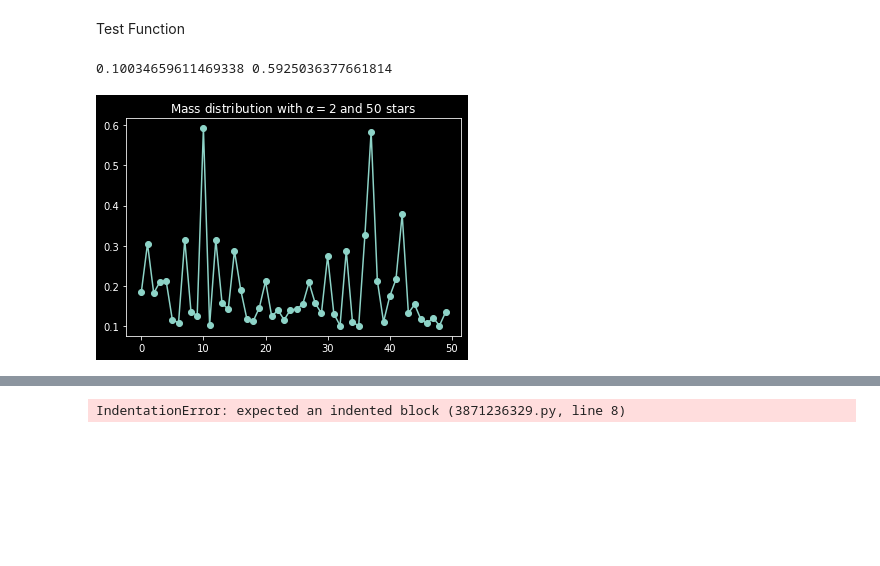
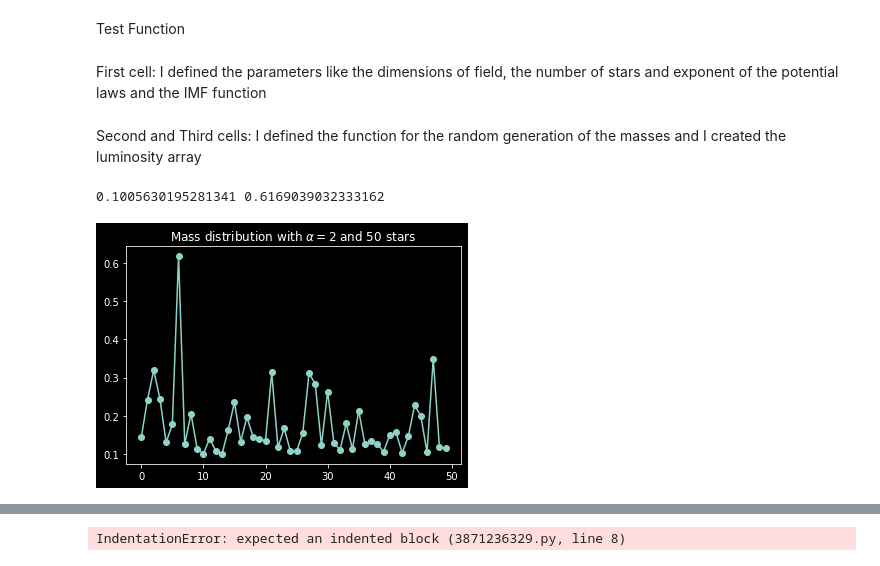
Before and after one commit to 00-berni/proj_2, a Jupyter notebook: implementation_notebook.ipynb, the cells around one changed output, grey strips where cells are left out. Drawn from its saved outputs; the diff is of its cells as text; code cells hidden in the pictures; blank space fills up the shorter version.

```diff
--- a/implementation_notebook.ipynb
+++ b/implementation_notebook.ipynb
@@ -1,3 +1,5 @@
 # %% [markdown]
 Test Function
+# %% [markdown]
+First cell: I defined the parameters like the dimensions of field, the number of stars and exponent of the potential laws and the IMF function
 # %%
@@ -27,25 +30,32 @@ m_min = 0.1; m_max = 20
 
 IMF = lambda m : m**(-alpha)
 IMF_min = IMF(0.1); IMF_max = IMF(20)
+# %% [markdown]
+Second and Third cells: I defined the function for the random generation of the masses and I created the luminosity array
 # %%
-def random_mass(min,max):
+# SECOND CELL
+##* Genration of masses array with IMF distribution
+#	param	min	minimum imf value
+# 	param	max	maximum	imf value
+#
+# 	return	m	M array of masses distributed like imf
+def generate_mass_array(min,max):
 	np.random.seed()
 	imf = np.random.rand(M)*(max-min)+min
 	return imf**(-1/alpha)
 
-def generate_mass_array(min,max):
-	return random_mass(min,max)
-
+# masses
 m = generate_mass_array(IMF_min,IMF_max)
 
 
+# Plot data
 print(min(m), max(m))
 
 plt.title(f'Mass distribution with $\\alpha = {alpha}$ and {M} stars')
 plt.plot(m,'o-')
 
 plt.show()
 # %% [output]
-0.10034659611469338 0.5925036377661814
+0.1005630195281341 0.6169039032333162
-[figure, old version]
+[figure, new version]
 # %%
```
Also changed, not shown: parts of 8 cells of this notebook.
